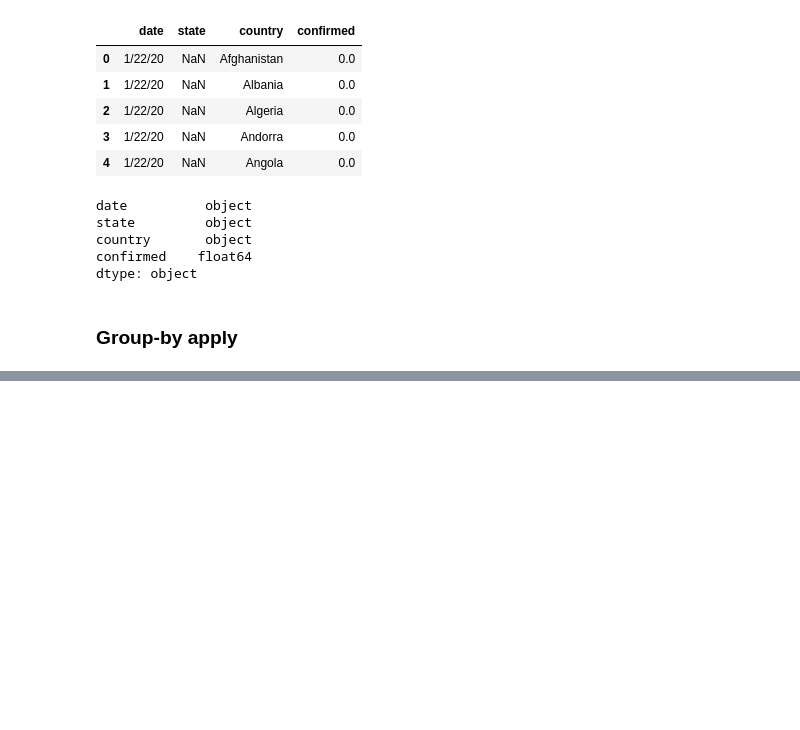
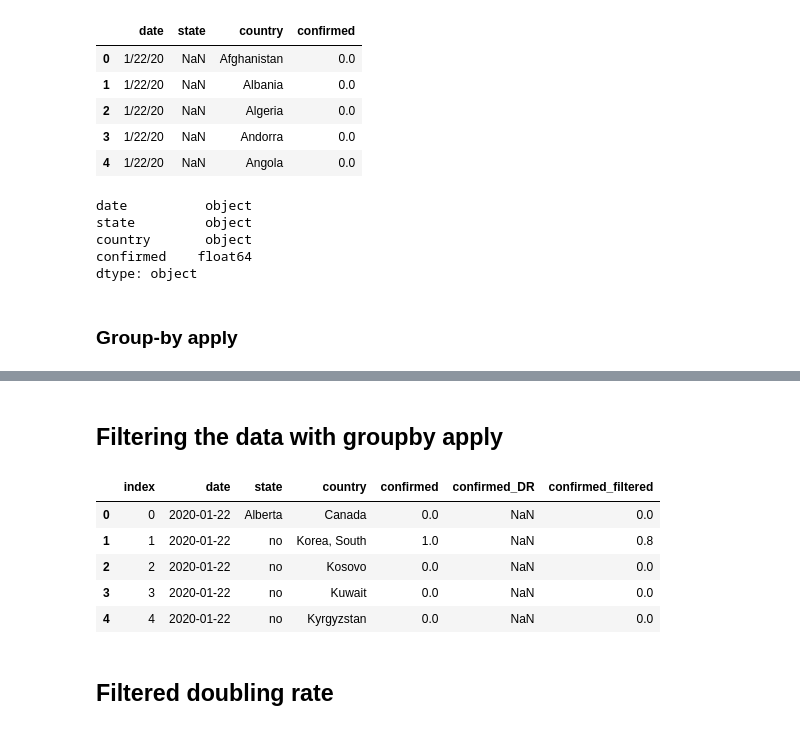
Before and after one commit to ebinzacharias/ads_COVID-19, a Jupyter notebook: notebooks/Relational_Data_Model.ipynb, the cells around one changed output, grey strips where cells are left out. Saved outputs shown, nothing was run; the diff lists cells and outputs as text; code cells hidden in the pictures; blank space fills up the shorter version.

```diff
--- a/notebooks/Relational_Data_Model.ipynb
+++ b/notebooks/Relational_Data_Model.ipynb
@@ -83,0 +203,3 @@ pd_JH_data.head()
+# %%
+pd_JH_data=pd_JH_data.reset_index()
+pd_JH_data.head()
@@ -83,0 +213,3 @@ pd_JH_data.head()
+# %%
+pd_result_larg=pd.merge(pd_JH_data,pd_DR_result[['index','confirmed_DR']],on=['index'],how='left')
+pd_result_larg.head()
@@ -83,0 +223,2 @@ pd_JH_data.head()
+# %% [markdown]
+## Filtering the data with groupby apply
@@ -83,0 +244,12 @@ pd_JH_data.head()
+# %%
+pd_result_larg=pd.merge(pd_result_larg,pd_filtered_result[['index','confirmed_filtered']],on=['index'],how='left')
+pd_result_larg.head()
+# %% [output]
+|  | index | date | state | country | confirmed | confirmed_DR | confirmed_filtered |
+| 0 | 0 | 2020-01-22 | Alberta | Canada | 0.0 | NaN | 0.0 |
+| 1 | 1 | 2020-01-22 | no | Korea, South | 1.0 | NaN | 0.8 |
+| 2 | 2 | 2020-01-22 | no | Kosovo | 0.0 | NaN | 0.0 |
+| 3 | 3 | 2020-01-22 | no | Kuwait | 0.0 | NaN | 0.0 |
+| 4 | 4 | 2020-01-22 | no | Kyrgyzstan | 0.0 | NaN | 0.0 |
+# %% [markdown]
+## Filtered doubling rate
```
Also changed, not shown: parts of 22 cells of this notebook, 7 other files.
